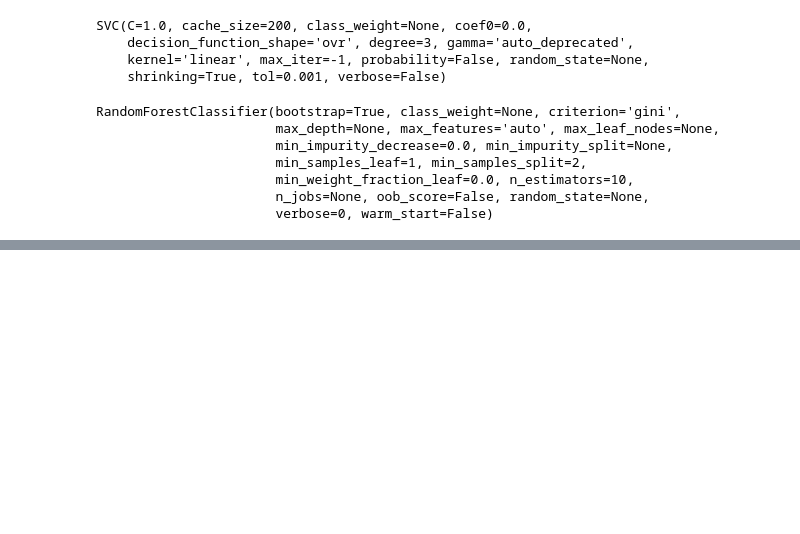
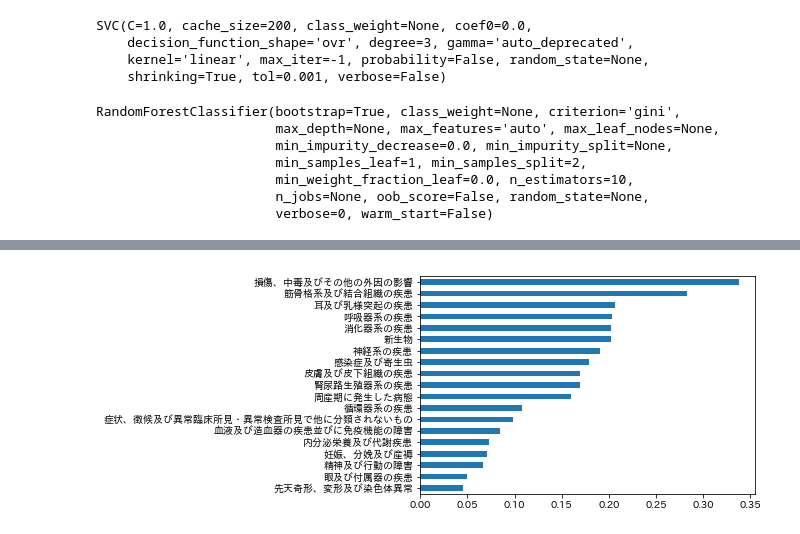
Before and after one commit to 83Gogo/to_maru, a Jupyter notebook: svm.ipynb, the cells around one changed output, grey strips where cells are left out. Cells and saved outputs as stored; diff of their text form; code cells hidden in the pictures; blank space fills up the shorter version.

```diff
--- a/svm.ipynb
+++ b/svm.ipynb
@@ -112,0 +175,5 @@ plt.show()
+# %%
+df_coef.mean().sort_values().plot(kind="barh")
+plt.show()
+# %% [output]
+[figure, added]
```
Also changed, not shown: parts of 5 cells of this notebook.
